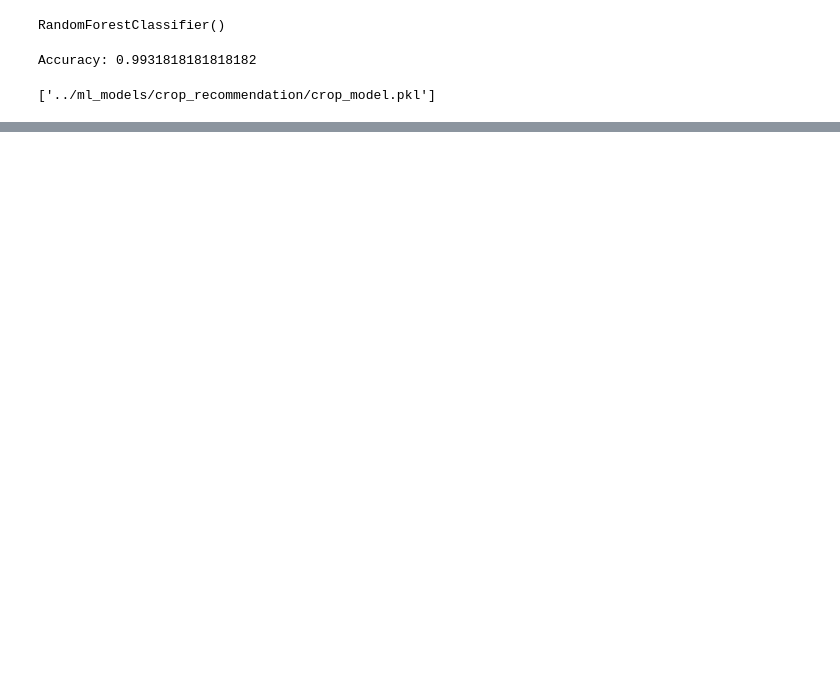
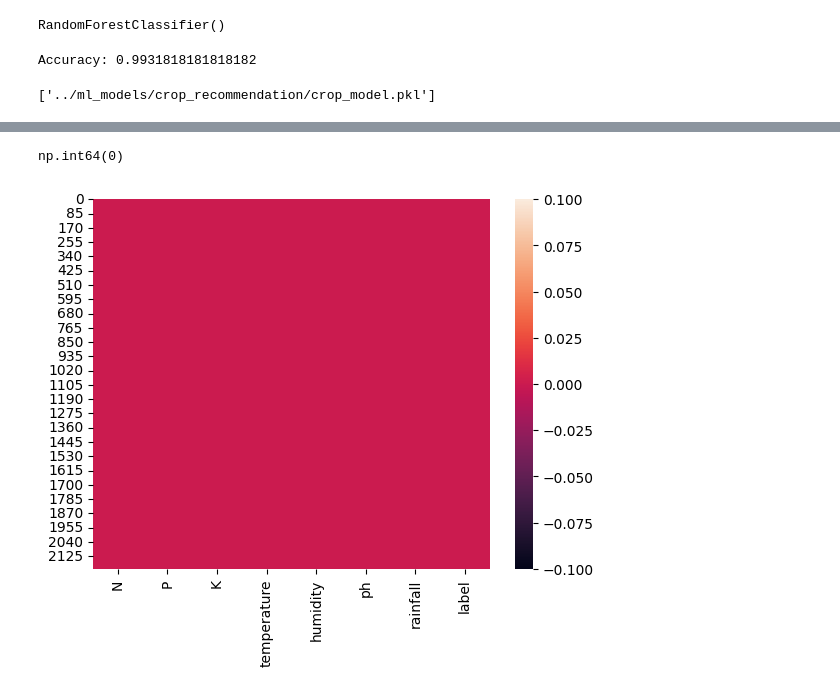
Before and after one commit to mdmohid/Smart_Agri_System, a Jupyter notebook: notebooks/crop_recommendation_experiment.ipynb, the cells around one changed output, grey strips where cells are left out. Drawn from its saved outputs; the diff is of its cells as text; code cells hidden in the pictures; blank space fills up the shorter version.

Commit message:
proper datasets collections and ml models

```diff
--- a/notebooks/crop_recommendation_experiment.ipynb
+++ b/notebooks/crop_recommendation_experiment.ipynb
@@ -96,0 +161,13 @@ Recommended Crop: ['coffee']
+# %%
+data.isnull().sum().sum()
+# %% [output]
+np.int64(0)
+# %%
+#EDA visualization for accurate and good datasets
+import seaborn as sns
+import matplotlib.pyplot as plt
+
+sns.heatmap(data.isnull())
+plt.show()
+# %% [output]
+[figure, added]
```
Also changed, not shown: parts of 13 cells of this notebook.
